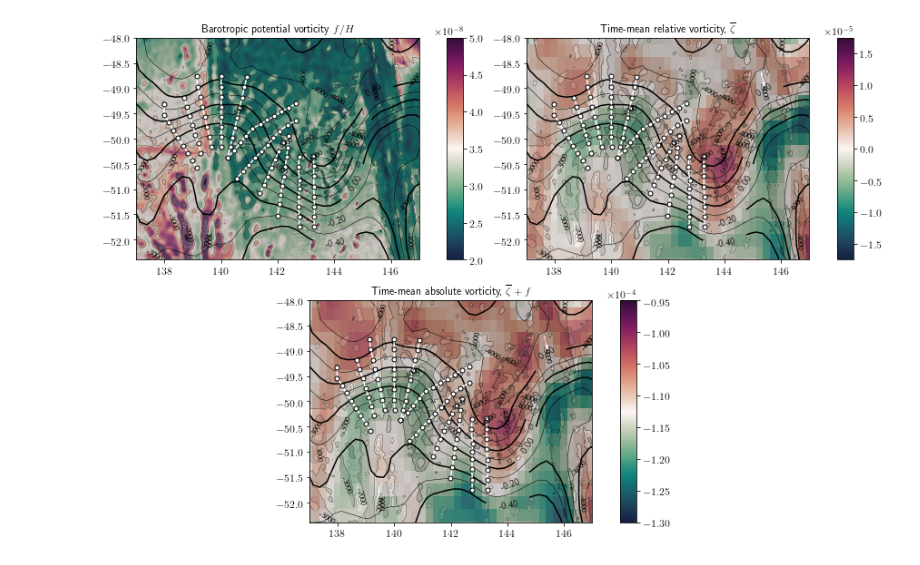
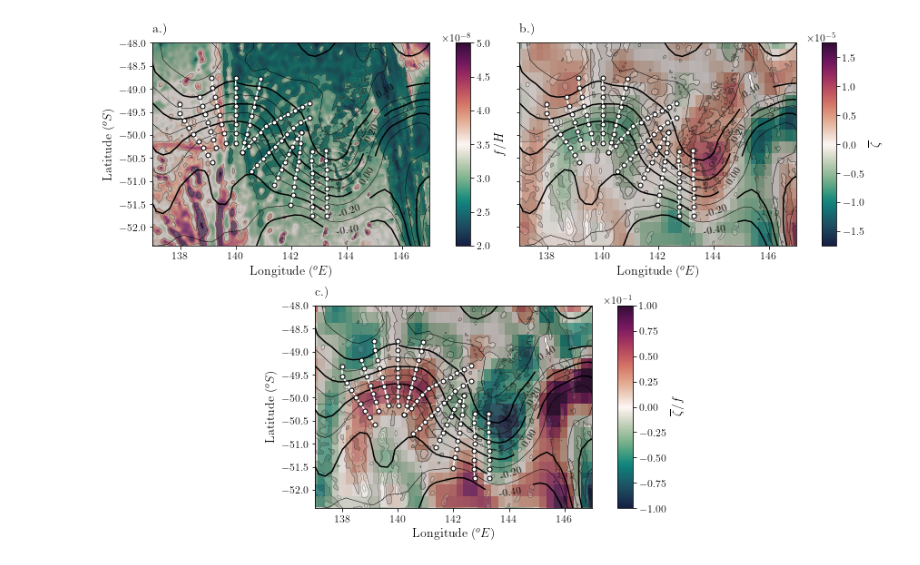
Before and after one commit to janjaapmeijer/phd-public, a Jupyter notebook: 02_analysis/05_vorticity-balance.ipynb, the cells around one changed output. Saved outputs shown, nothing was run; the diff lists cells and outputs as text; code cells hidden in the pictures.

Commit message:
Figure 7 and 8 with vorticity terms for resubmission after first review to JPO.

```diff
--- a/02_analysis/05_vorticity-balance.ipynb
+++ b/02_analysis/05_vorticity-balance.ipynb
@@ -15,10 +33,11 @@ import string
 # %%
 savefig = False
 
-fs_small=12
+fs_small = 12
 fs_large = 14
 plt.rc('xtick',labelsize=fs_small)
 plt.rc('ytick',labelsize=fs_small)
+plt.rc('font', **{'family': 'serif', 'serif': ['Computer Modern']})
 plt.rc('text', usetex=True)
 # %%
 # load ctd data
@@ -117,0 +141,2 @@ fig.colorbar(conf)
+# %%
+pvterms = [r'$f/H$', r'$\overline{\zeta}$', r'$\overline{\zeta} + f$', r'$\overline{\zeta}/f$']
@@ -129,8 +273,10 @@ ax = fig.get_axes()
 vmin, vmax = 2e-8, 5e-8
 pcol = ax[0].pcolor(lonH, latH, fcorH / dep,
                        vmin=vmin, vmax=vmax, cmap=cmo.cm.curl)
-plt.colorbar(pcol, ax=ax[0])
-ax[0].set_title('Barotropic potential vorticity $f/H$')
+cbar = plt.colorbar(pcol, ax=ax[0])
+cbar.formatter.set_powerlimits((0, 0))
+cbar.update_ticks()
+cbar.ax.set_ylabel(r'$f/H$', fontsize=fs_large)
 
 # mean relative vorticity
 vmin, vmax = -1.75e-5, 1.75e-5
@@ -138,45 +284,63 @@ pcol = ax[1].pcolor(ssh.longitude, ssh.latitude, qgvb.zeta.sel(time=timevoy).mea
                        vmin=vmin, vmax=vmax, cmap=cmo.cm.curl)
 cbar = plt.colorbar(pcol, ax=ax[1])
 cbar.formatter.set_powerlimits((0, 0))
 cbar.update_ticks()
-ax[1].set_title(r'Time-mean relative vorticity, $\overline{\zeta}$')
+cbar.ax.set_ylabel(r'$\overline{\zeta}$', fontsize=fs_large)
 
-# mean absolute vorticity
-vmin, vmax = -0.95e-4, -1.3e-4
-pcol = ax[2].pcolor(ssh.longitude, ssh.latitude, qgvb.zeta.sel(time=timevoy).mean('time') + fcor,
+
+# ratio relative / planetary vorticity
+vmin, vmax = -1e-1, 1e-1
+pcol = ax[2].pcolor(ssh.longitude, ssh.latitude, qgvb.zeta.sel(time=timevoy).mean('time') / fcor,
                        vmin=vmin, vmax=vmax, cmap=cmo.cm.curl)
 cbar = plt.colorbar(pcol, ax=ax[2])
 cbar.formatter.set_powerlimits((0, 0))
 cbar.update_ticks()
-ax[2].set_title(r'Time-mean absolute vorticity, $\overline{\zeta} + f$')
+cbar.ax.set_ylabel(r'$\overline{\zeta}/f$', fontsize=fs_large)
 
-for i in range(len(ax)):
+# # mean absolute vorticity
+# vmin, vmax = -0.95e-4, -1.3e-4
+# pcol = ax[2].pcolor(ssh.longitude, ssh.latitude, qgvb.zeta.sel(time=timevoy).mean('time') + fcor,
+#                        vmin=vmin, vmax=vmax, cmap=cmo.cm.curl)
+# cbar = plt.colorbar(pcol, ax=ax[2])
+# cbar.formatter.set_powerlimits((0, 0))
+# cbar.update_ticks()
+# ax[2].set_title(r'Time-mean absolute vorticity, $\overline{\zeta} + f$')
+
+for iax in range(len(ax)):
 
     # plot dynamic height contours
-    ct = ax[i].contour(ssh.longitude, ssh.latitude,
+    ct = ax[iax].contour(ssh.longitude, ssh.latitude,
                               ssh.adt.sel(time=timevoy).mean('time'),
                               ssh_contours, colors='k', linestyles='solid', linewidths=0.5)
     for ib, b in enumerate(ssh_contours):
         if b in ssh_contours[0::2]:
             zc = ct.collections[ib]
             plt.setp(zc, linewidth=1.5)
-    ax[i].clabel(ct, ssh_contours[0::2], inline=1, fontsize=10, fmt='%.2f', manual=manual)
+    ax[iax].clabel(ct, ssh_contours[0::2], inline=1, fontsize=fs_small, fmt='%.2f', manual=manual)
 
     # plot depth contours
-    ax[i].contourf(lnlnH, ltltH, dep, depth_contours,
+    ax[iax].contourf(lnlnH, ltltH, dep, depth_contours,
                        cmap=plt.cm.binary_r, alpha=0.3)
-    dc = ax[i].contour(lnlnH, ltltH, dep, depth_contours,
+    dc = ax[iax].contour(lnlnH, ltltH, dep, depth_contours,
                        colors='k', linewidths=0.2, linestyles='solid')
-    ax[i].clabel(dc, depth_contours, inline=1, fontsize=8, fmt='%.0f')
+#     ax[iax].clabel(dc, depth_contours, inline=1, fontsize=8, fmt='%.0f')
 
     # plot transects
     for transect in transects.keys():
         istations = np.array(transects[transect]) - 1
 
-        ax[i].plot(ctd['lon'][istations, 0], ctd['lat'][istations, 0],
+        ax[iax].plot(ctd['lon'][istations, 0], ctd['lat'][istations, 0],
                    'w.-', markersize=10, markeredgecolor='k')
 
-    ax[i].set_xlim([137, 147])
-    ax[i].set_ylim([-52.4, -48])
+    ax[iax].set_xlim([137, 147])
+    ax[iax].set_ylim([-52.4, -48])
+
+    # plot labels
+    ax[iax].text(0, 1.05, string.ascii_lowercase[iax] + '.)', transform=ax[iax].transAxes, size=fs_large, weight='bold')
+    ax[iax].set_xlabel(r'Longitude ($^oE$)', fontsize=fs_large)
+    if iax != 1:
+        ax[iax].set_ylabel(r'Latitude ($^oS$)', fontsize=fs_large)
+    else:
+        plt.setp(ax[iax].get_yticklabels(), visible=False)
 # %% [output]
-[figure, old version]
+[figure, new version]
```
Also changed, not shown: parts of 18 cells of this notebook.
